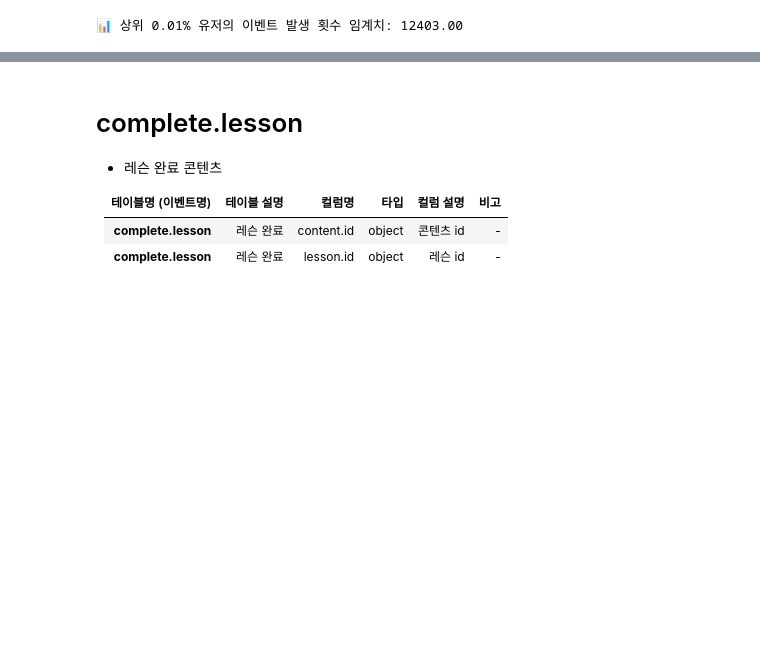
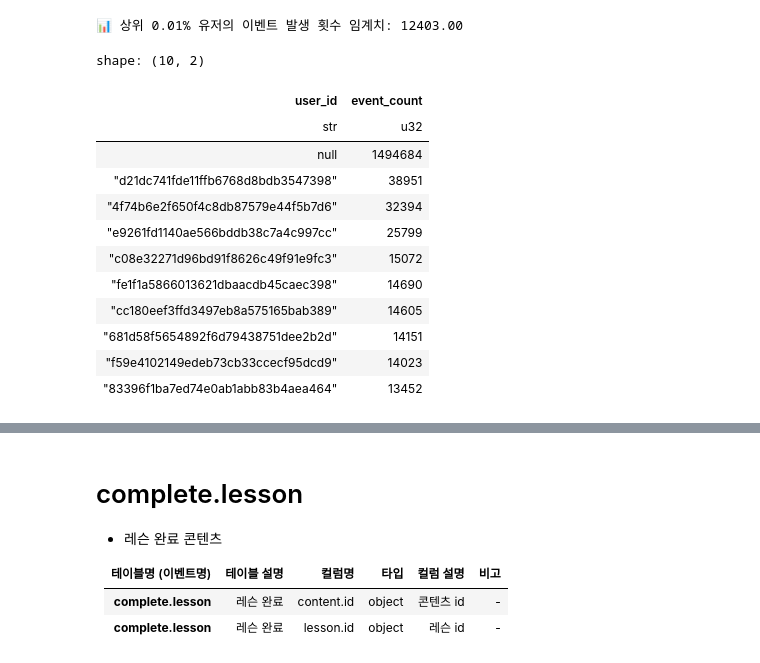
Before and after one commit to tecet1/midproject1, a Jupyter notebook: EDA/topic2_eda_modified.ipynb, the cells around one changed output, grey strips where cells are left out. Cells and saved outputs as stored; diff of their text form; code cells hidden in the pictures; blank space fills up the shorter version.

```diff
--- a/EDA/topic2_eda_modified.ipynb
+++ b/EDA/topic2_eda_modified.ipynb
@@ -2030,6 +2188,7 @@ user_lesson_counts = (
     enter_lesson_page_kr
     .group_by("user_id")
     .len(name="event_count")
+    .sort('event_count', descending=True)
 )
 
 threshold = user_lesson_counts.select(pl.col("event_count").quantile(0.9999)).item()
@@ -2037,6 +2196,22 @@ threshold = user_lesson_counts.select(pl.col("event_count").quantile(0.9999)).it
 print(f"📊 상위 0.01% 유저의 이벤트 발생 횟수 임계치: {threshold:.2f}")
 # %% [output]
 📊 상위 0.01% 유저의 이벤트 발생 횟수 임계치: 12403.00
+# %%
+user_lesson_counts.head(10)
+# %% [output]
+shape: (10, 2)
+| user_id | event_count |
+| str | u32 |
+| null | 1494684 |
+| "d21dc741fde11ffb6768d8bdb3547398" | 38951 |
+| "4f74b6e2f650f4c8db87579e44f5b7d6" | 32394 |
+| "e9261fd1140ae566bddb38c7a4c997cc" | 25799 |
+| "c08e32271d96bd91f8626c49f91e9fc3" | 15072 |
+| "fe1f1a5866013621dbaacdb45caec398" | 14690 |
+| "cc180eef3ffd3497eb8a575165bab389" | 14605 |
+| "681d58f5654892f6d79438751dee2b2d" | 14151 |
+| "f59e4102149edeb73cb33ccecf95dcd9" | 14023 |
+| "83396f1ba7ed74e0ab1abb83b4aea464" | 13452 |
 # %%
 # 3. 이상치 유저 리스트 추출 (LazyFrame의 스키마 경고 방지 위해 collect_schema 활용)
 outlier_users = (
```
Also changed, not shown: parts of 21 cells of this notebook, 4 other files.
